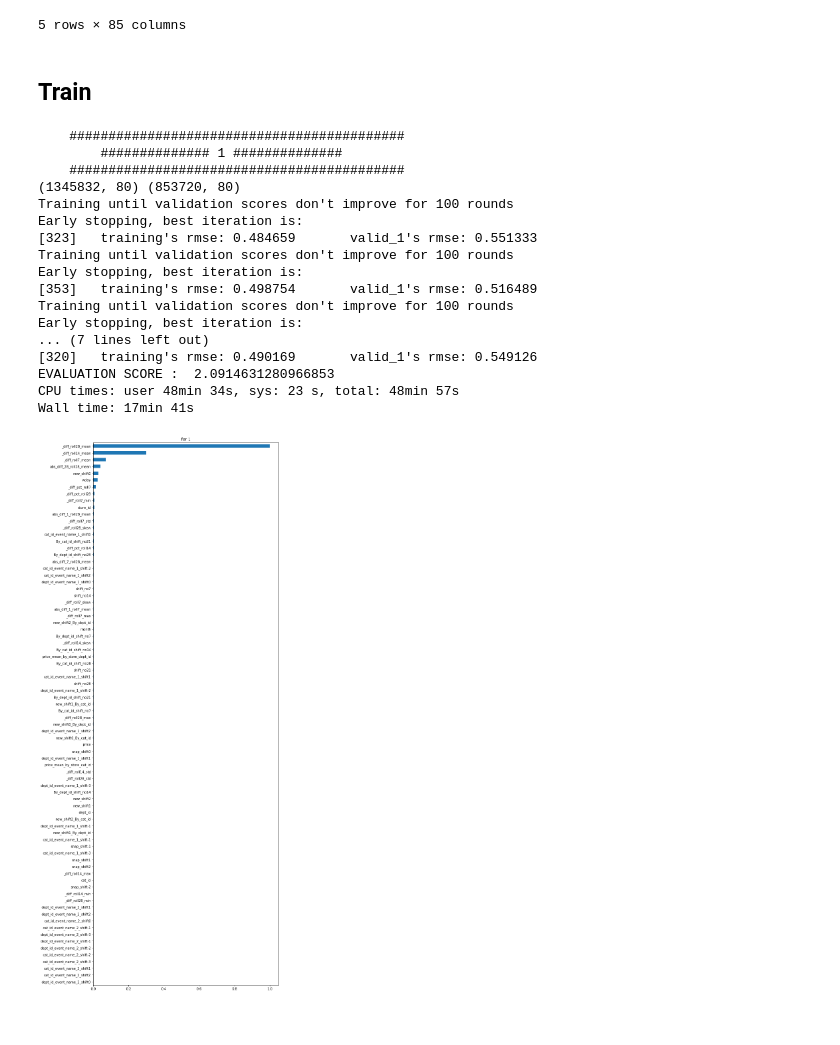
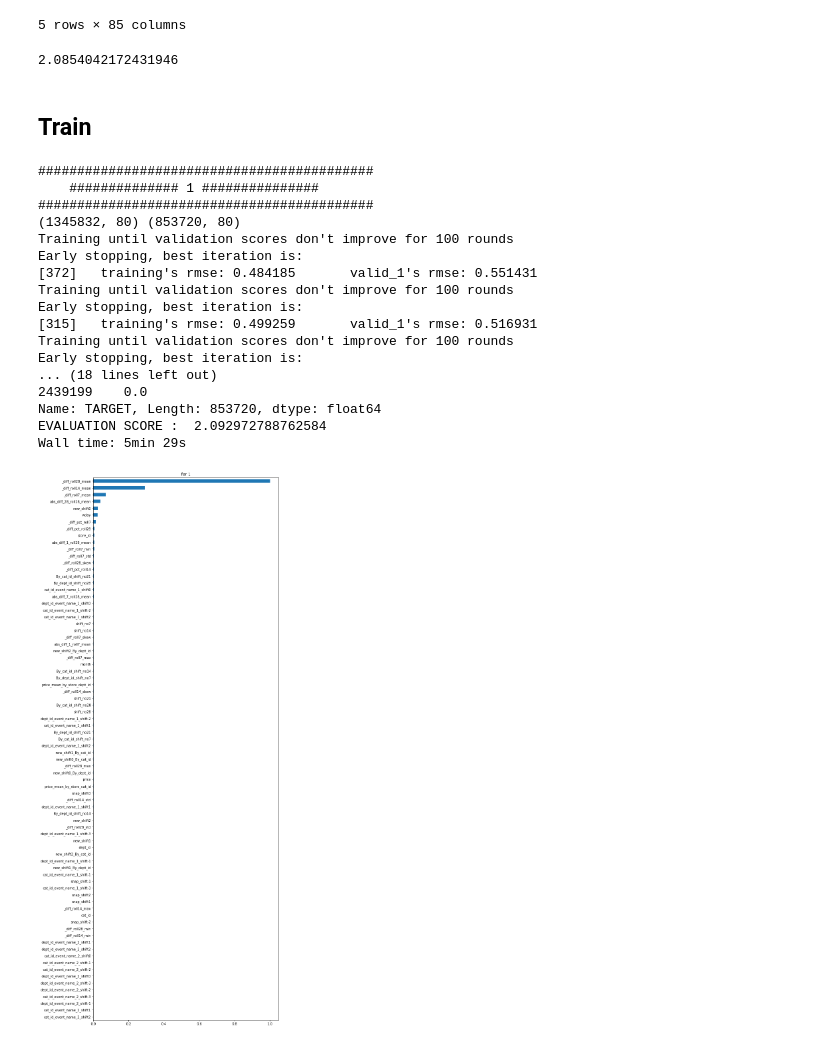
Before and after one commit to M0T0-2020/WalMart_2020, a Jupyter notebook: run-cv-m5-ver9-train.ipynb, the cells around one changed output. Saved outputs shown, nothing was run; the diff lists cells and outputs as text; code cells hidden in the pictures.

```diff
--- a/run-cv-m5-ver9-train.ipynb
+++ b/run-cv-m5-ver9-train.ipynb
@@ -215,8 +215,8 @@ def create_group_shift_data(data, df, dfT, shifts, use_d_cols):
 # %%
 %%time
 #path = '/Users/kanoumotoharu/Downloads/m5-forecasting-accuracy/'
-#path = '/Users/abcdm/Downloads/m5-forecasting-accuracy/'
-path = '../input/m5-forecasting-accuracy/'
+path = '/Users/abcdm/Downloads/m5-forecasting-accuracy/'
+#path = '../input/m5-forecasting-accuracy/'
 
 train_df = pd.read_csv(path+'sales_train_validation.csv')
 calendar_df = pd.read_csv(path+'calendar.csv')
@@ -348,13 +347,6 @@ def make_data(ids, use_d_cols, train_d_cols, train_df, calendar_df, price_data):
 %%time
 a = train_df[d_cols].mean(1)/train_df[d_cols].std(1)
 a = a.sort_values()
-"""
-upper_index = a[a>1.7].index
-lower_index = a[a<=1.7].index
-len(upper_index), len(lower_index)
-"""
-
-
 
 lag=28
 D_COLS = d_cols
@@ -365,14 +357,4 @@ lower_train_d_cols = D_COLS[-(lag+80):-lag]
 lower_train_d_cols = lower_train_d_cols+TARGET_D_COLS
 lower_use_d_cols = [i for i in range(lower_train_d_cols[0]-60,lower_train_d_cols[0])]+lower_train_d_cols
 data = make_data(ids, lower_use_d_cols, lower_train_d_cols, train_df, calendar_df, price_data)
-
-"""
-upper_train_d_cols = D_COLS[-(lag+360):-lag]
-upper_train_d_cols = upper_train_d_cols+TARGET_D_COLS
-upper_use_d_cols = [i for i in range(upper_train_d_cols[0]-60,upper_train_d_cols[0])]+upper_train_d_cols
-data = pd.concat([
-    data,
-    make_data(upper_index, upper_use_d_cols, upper_train_d_cols, train_df, calendar_df, price_data)
-], axis=0)
-"""
 # %% [output]
@@ -416,3 +379,7 @@ data.head()
+# %%
+data.memory_usage().sum()/2**30
+# %% [output]
+2.0854042172431946
 # %% [markdown]
 ## Train
 # %%
@@ -580,26 +549,26 @@ def train(data, for_predict):
 for_predict = 1
 # %%
 %%time
-tmp_score_df = train(data, for_predict)
+models, normal_score_df, importance, trn_cv_df = train(data, for_predict)
 # %% [output]
-    ###########################################
-        ############## 1 ##############
-    ###########################################
+###########################################
+    ############## 1 ###############
+###########################################
 (1345832, 80) (853720, 80)
 Training until validation scores don't improve for 100 rounds
 Early stopping, best iteration is:
-[323]   training's rmse: 0.484659       valid_1's rmse: 0.551333
+[372]   training's rmse: 0.484185       valid_1's rmse: 0.551431
 Training until validation scores don't improve for 100 rounds
 Early stopping, best iteration is:
-[353]   training's rmse: 0.498754       valid_1's rmse: 0.516489
+[315]   training's rmse: 0.499259       valid_1's rmse: 0.516931
 Training until validation scores don't improve for 100 rounds
 Early stopping, best iteration is:
-... (7 lines left out)
-[320]   training's rmse: 0.490169       valid_1's rmse: 0.549126
-EVALUATION SCORE :  2.0914631280966853
-CPU times: user 48min 34s, sys: 23 s, total: 48min 57s
-Wall time: 17min 41s
+... (18 lines left out)
+2439199    0.0
+Name: TARGET, Length: 853720, dtype: float64
+EVALUATION SCORE :  2.092972788762584
+Wall time: 5min 29s
-[figure, old version]
+[figure, new version]
 # %%
 gc.collect()
 # %% [output]
```
Also changed, not shown: parts of 55 cells of this notebook.
